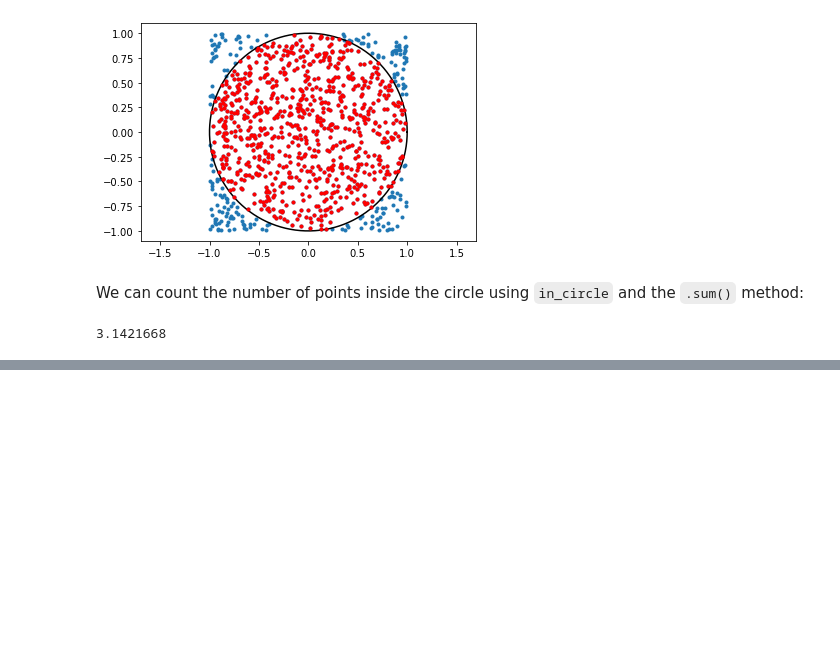
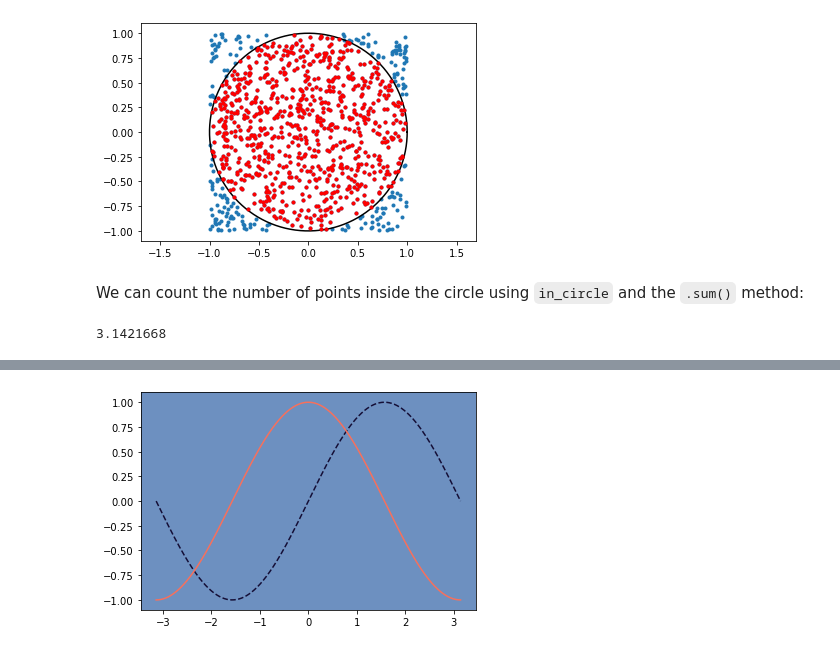
Before and after one commit to jllottes/jllottes.github.io, a Jupyter notebook: _static/weekly_notebooks/week07_notebook.ipynb, the cells around one changed output, grey strips where cells are left out. Cells and saved outputs as stored; diff of their text form; code cells hidden in the pictures; blank space fills up the shorter version.

```diff
--- a/_static/weekly_notebooks/week07_notebook.ipynb
+++ b/_static/weekly_notebooks/week07_notebook.ipynb
@@ -338,0 +412,12 @@ approximate_pi(10000000)
+# %%
+plt.figure()
+
+ax = plt.subplot(1,1,1)
+x = np.linspace(-np.pi,np.pi,1000)
+
+plt.plot(x,np.sin(x),'--',color=cm.magma(.1))
+plt.plot(x,np.cos(x),'-',color=cm.magma(.7))
+
+ax.set_facecolor(cm.twilight(.2))
+# %% [output]
+[figure, added]
```
Also changed, not shown: parts of 19 cells of this notebook, 2 other files.
